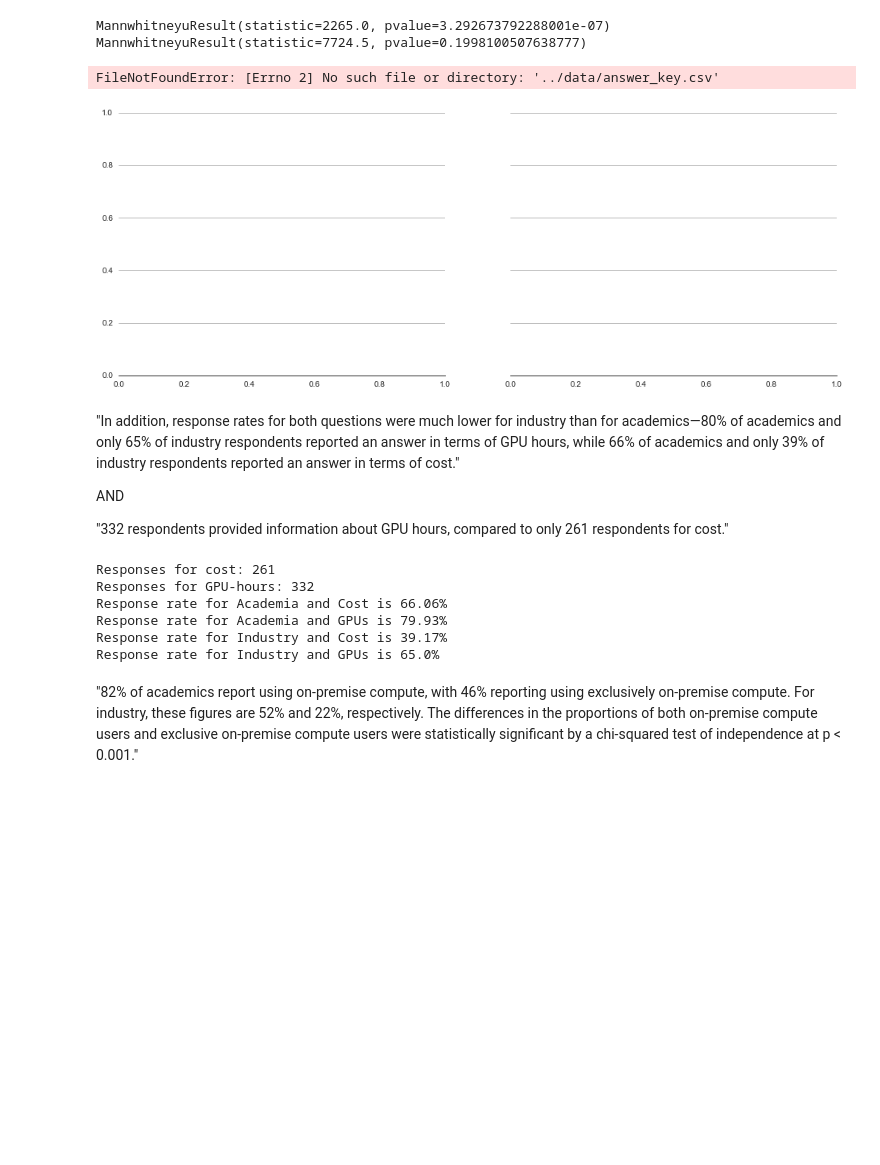
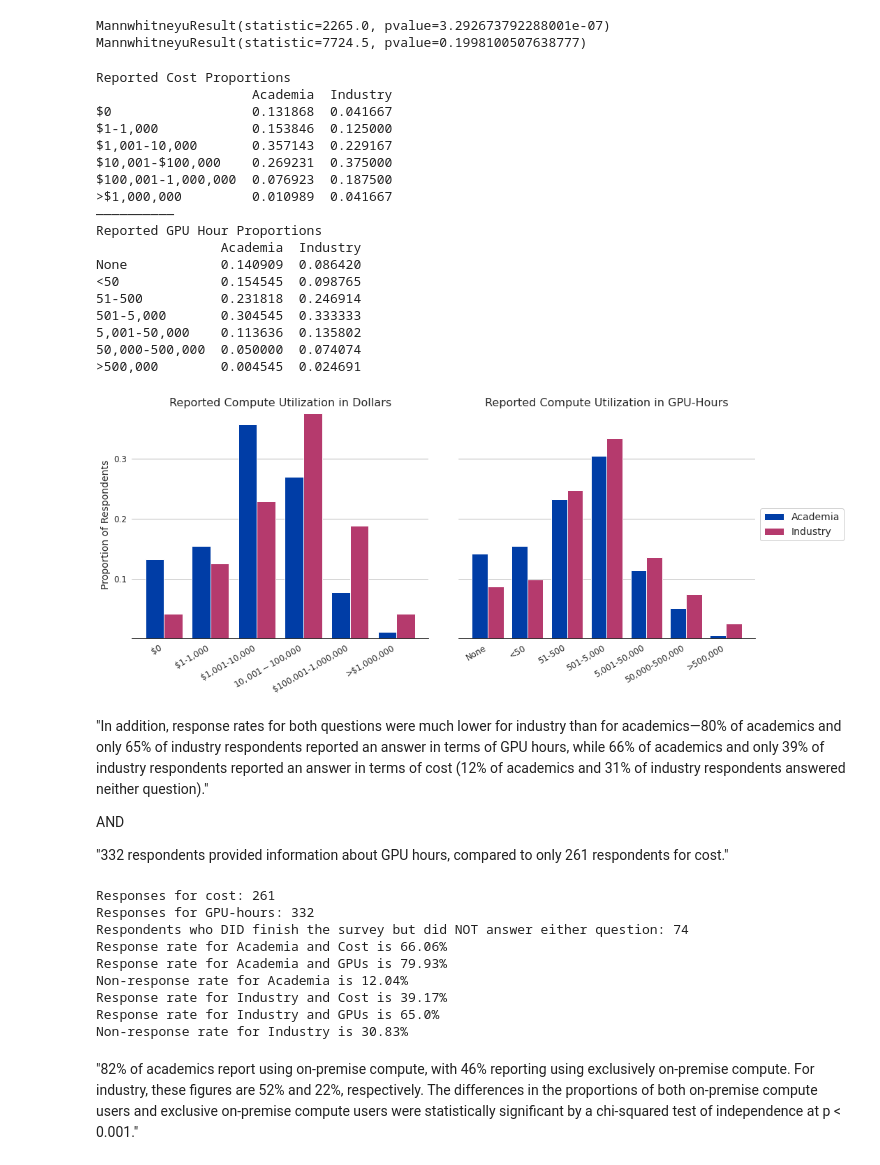
Before and after one commit to georgetown-cset/Compute_Survey_2022, a Jupyter notebook: scripts/codebook.ipynb, the cells around one changed output. Cells and saved outputs as stored; diff of their text form; code cells hidden in the pictures; blank space fills up the shorter version.

Commit message:
Removed snowball samples, adjusted models, responded to external reviews

```diff
--- a/scripts/codebook.ipynb
+++ b/scripts/codebook.ipynb
@@ -858,14 +754,13 @@ print(mannwhitneyu(no_snowball[no_snowball.Sector == 'Academia'].CompGPUs.dropna
 MannwhitneyuResult(statistic=2265.0, pvalue=3.292673792288001e-07)
 MannwhitneyuResult(statistic=7724.5, pvalue=0.1998100507638777)
 # %%
-def figure7(df, output_folder, show = False):
+def figure6(df, output_folder, show = False):
     # Create a figure with two subplots, where the left hand side will show the differences in costs and the right hand side will show differences in GPU-hours used
     fig, (ax0, ax1) = plt.subplots(ncols=2, sharey=True, figsize=(16, 6))
 
-    # Read in the `answer_key` file, which holds the labels corresponding to different answers
-    answer_key = pd.read_csv('../data/answer_key.csv')
-    left_labs = answer_key[answer_key['comp_total_cost'].notna()].comp_total_cost.tolist()
-    right_labs = answer_key[answer_key['comp_training_cost'].notna()].comp_training_cost.tolist()
+    # List out the labels corresponding to different answers
+    left_labs = ['$0', '$1-1,000', '$1,001-10,000', '$10,001-$100,000', '$100,001-1,000,000', '>$1,000,000']
+    right_labs = ['None', '<50', '51-500', '501-5,000', '5,001-50,000', '50,000-500,000', '>500,000']
 
     # Plot the data for reported cost for both academia and industry
     ax0.bar(np.arange(len(left_labs)) - 0.2, df[df.Sector == 'Academia'].SigCost.value_counts(normalize=True).sort_index().tolist(),
@@ -890,40 +785,57 @@ def figure7(df, output_folder, show = False):
     ax0.set_title('Reported Compute Utilization in Dollars', fontsize=16, fontname='DejaVu Sans')
 
     # Plot the data for reported GPU-hours for both academia and industry
     ax1.bar(np.arange(len(right_labs)) - 0.2, df[df.Sector == 'Academia'].SigGPUs.value_counts(normalize=True).sort_index().tolist(),
            width = 0.4, color=colors[0], label='Academia')
     ax1.bar(np.arange(len(right_labs)) + 0.2, df[df.Sector == 'Industry'].SigGPUs.value_counts(normalize=True).sort_index().tolist(),
            width = 0.4, color=colors[1], label='Industry')
 
     # Print out the data
     if show:
         print('——————————\nReported GPU Hour Proportions')
         print(pd.DataFrame({'Academia': df[df.Sector == 'Academia'].SigGPUs.value_counts(normalize=True).sort_index().tolist(),
                  'Industry': df[df.Sector == 'Industry'].SigGPUs.value_counts(normalize=True).sort_index().tolist()}, index = right_labs))
 
     # Adjsut the aesthetics of the right-hand plot and add a legend to the right of the graph itself
     ax1.set_xticks(np.arange(len(right_labs)))
     ax1.set_xticklabels(right_labs, rotation=30, ha='right', fontsize=12, fontname='DejaVu Sans')
     ax1.set_title('Reported Compute Utilization in GPU-Hours', fontsize=16, fontname='DejaVu Sans')
     ax1.legend(loc='center left', bbox_to_anchor=(1, 0.5), prop=basefont)
 
     # Adjust space between the two grids and save the figure
     fig.subplots_adjust(wspace=0.1)
     plt.savefig(f'../results/{output_folder}/Fig7.jpg', dpi=300, bbox_inches='tight')
 
     if show: plt.show()
     plt.close()
 
 
 # Plot the results, display results for the non-snowball responses
-figure7(no_snowball, 'figures', show = True)
-figure7(all_responses, 'supplemental/with_snowball')
-figure7(completed, 'supplemental/no_partial_responses')
+figure6(no_snowball, 'figures', show = True)
+figure6(all_responses, 'supplemental/with_snowball')
+figure6(completed, 'supplemental/no_partial_responses')
 # %% [output]
-FileNotFoundError: [Errno 2] No such file or directory: '../data/answer_key.csv'
+Reported Cost Proportions
+                    Academia  Industry
+$0                  0.131868  0.041667
+$1-1,000            0.153846  0.125000
+$1,001-10,000       0.357143  0.229167
+$10,001-$100,000    0.269231  0.375000
+$100,001-1,000,000  0.076923  0.187500
+>$1,000,000         0.010989  0.041667
+——————————
+Reported GPU Hour Proportions
+                Academia  Industry
+None            0.140909  0.086420
+<50             0.154545  0.098765
+51-500          0.231818  0.246914
+501-5,000       0.304545  0.333333
+5,001-50,000    0.113636  0.135802
+50,000-500,000  0.050000  0.074074
+>500,000        0.004545  0.024691
-[figure, old version]
+[figure, new version]
 # %% [markdown]
-"In addition, response rates for both questions were much lower for industry than for academics—80% of academics and only 65% of industry respondents reported an answer in terms of GPU hours, while 66% of academics and only 39% of industry respondents reported an answer in terms of cost."
+"In addition, response rates for both questions were much lower for industry than for academics—80% of academics and only 65% of industry respondents reported an answer in terms of GPU hours, while 66% of academics and only 39% of industry respondents reported an answer in terms of cost (12% of academics and 31% of industry respondents answered neither question)."
 
 AND
 
@@ -932,6 +844,8 @@ AND
 # Print out total responses for the two questions
 print('Responses for cost:', len(no_snowball[~no_snowball.CompCost.isna()]))
 print('Responses for GPU-hours:', len(no_snowball[~no_snowball.CompGPUs.isna()]))
+print('Respondents who DID finish the survey but did NOT answer either question:',
+    len(no_snowball[(no_snowball.Finished == 1) & (no_snowball.CompCost.isna()) & (no_snowball.CompGPUs.isna())]))
 
 # Print out response rates by question and sector
 for sector in ['Academia', 'Industry']:
@@ -939,13 +853,20 @@ for sector in ['Academia', 'Industry']:
     for question in ['Cost', 'GPUs']:
         responses = len(no_snowball[(no_snowball.Sector == sector) & (~no_snowball[f'Comp{question}'].isna())])
         print(f'Response rate for {sector} and {question} is {round(100 * responses / total, 2)}%')
+
+    # Also calculate and print out non-response rate by sector
+    non_responses = len(no_snowball[(no_snowball.Sector == sector) & (no_snowball.CompCost.isna()) & (no_snowball.CompGPUs.isna())])
+    print(f'Non-response rate for {sector} is {round(100 * non_responses / total, 2)}%')
 # %% [output]
 Responses for cost: 261
 Responses for GPU-hours: 332
+Respondents who DID finish the survey but did NOT answer either question: 74
 Response rate for Academia and Cost is 66.06%
 Response rate for Academia and GPUs is 79.93%
+Non-response rate for Academia is 12.04%
 Response rate for Industry and Cost is 39.17%
 Response rate for Industry and GPUs is 65.0%
+Non-response rate for Industry is 30.83%
 # %% [markdown]
 "82% of academics report using on-premise compute, with 46% reporting using exclusively on-premise compute. For industry, these figures are 52% and 22%, respectively. The differences in the proportions of both on-premise compute users and exclusive on-premise compute users were statistically significant by a chi-squared test of independence at p < 0.001."
 # %%
```
Also changed, not shown: parts of 35 cells of this notebook, 24 other files.
